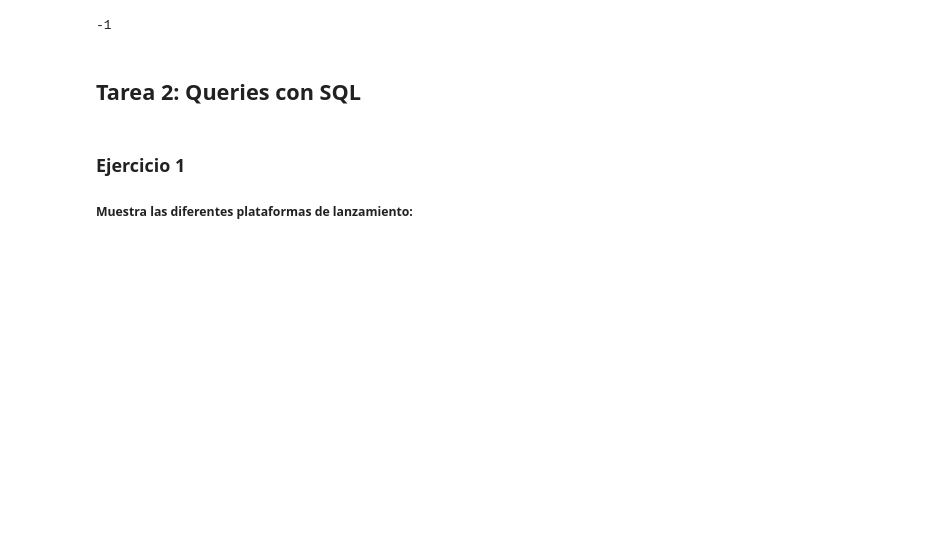
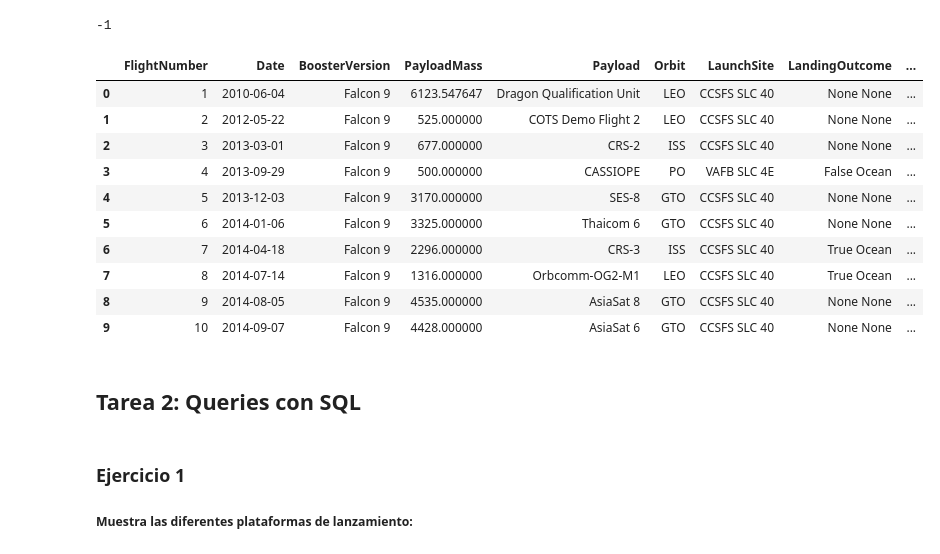
Before and after one commit to cristinaescriche/Curso-de-Cloud, a Jupyter notebook: Día 05/SpaceX - 3 -EDA Using SQL.ipynb, the cells around one changed output. Saved outputs shown, nothing was run; the diff lists cells and outputs as text; code cells hidden in the pictures; blank space fills up the shorter version.

```diff
--- a/Día 05/SpaceX - 3 -EDA Using SQL.ipynb
+++ b/Día 05/SpaceX - 3 -EDA Using SQL.ipynb
@@ -47,7 +47,19 @@ df.to_sql('SPACEXTBL', con=engine, if_exists='replace', index=False )
 # %%
 query = """select * from SPACEXTBL;"""
 df  = pd.read_sql(query, con=engine)
-df
+df.head(10)
+# %% [output]
+|  | FlightNumber | Date | BoosterVersion | PayloadMass | Payload | Orbit | LaunchSite | LandingOutcome | ... |
+| 0 | 1 | 2010-06-04 | Falcon 9 | 6123.547647 | Dragon Qualification Unit | LEO | CCSFS SLC 40 | None None | ... |
+| 1 | 2 | 2012-05-22 | Falcon 9 | 525.000000 | COTS Demo Flight 2 | LEO | CCSFS SLC 40 | None None | ... |
+| 2 | 3 | 2013-03-01 | Falcon 9 | 677.000000 | CRS-2 | ISS | CCSFS SLC 40 | None None | ... |
+| 3 | 4 | 2013-09-29 | Falcon 9 | 500.000000 | CASSIOPE | PO | VAFB SLC 4E | False Ocean | ... |
+| 4 | 5 | 2013-12-03 | Falcon 9 | 3170.000000 | SES-8 | GTO | CCSFS SLC 40 | None None | ... |
+| 5 | 6 | 2014-01-06 | Falcon 9 | 3325.000000 | Thaicom 6 | GTO | CCSFS SLC 40 | None None | ... |
+| 6 | 7 | 2014-04-18 | Falcon 9 | 2296.000000 | CRS-3 | ISS | CCSFS SLC 40 | True Ocean | ... |
+| 7 | 8 | 2014-07-14 | Falcon 9 | 1316.000000 | Orbcomm-OG2-M1 | LEO | CCSFS SLC 40 | True Ocean | ... |
+| 8 | 9 | 2014-08-05 | Falcon 9 | 4535.000000 | AsiaSat 8 | GTO | CCSFS SLC 40 | None None | ... |
+| 9 | 10 | 2014-09-07 | Falcon 9 | 4428.000000 | AsiaSat 6 | GTO | CCSFS SLC 40 | None None | ... |
 # %% [markdown]
 ## Tarea 2: Queries con SQL
 # %% [markdown]
```
Also changed, not shown: parts of 10 cells of this notebook.
